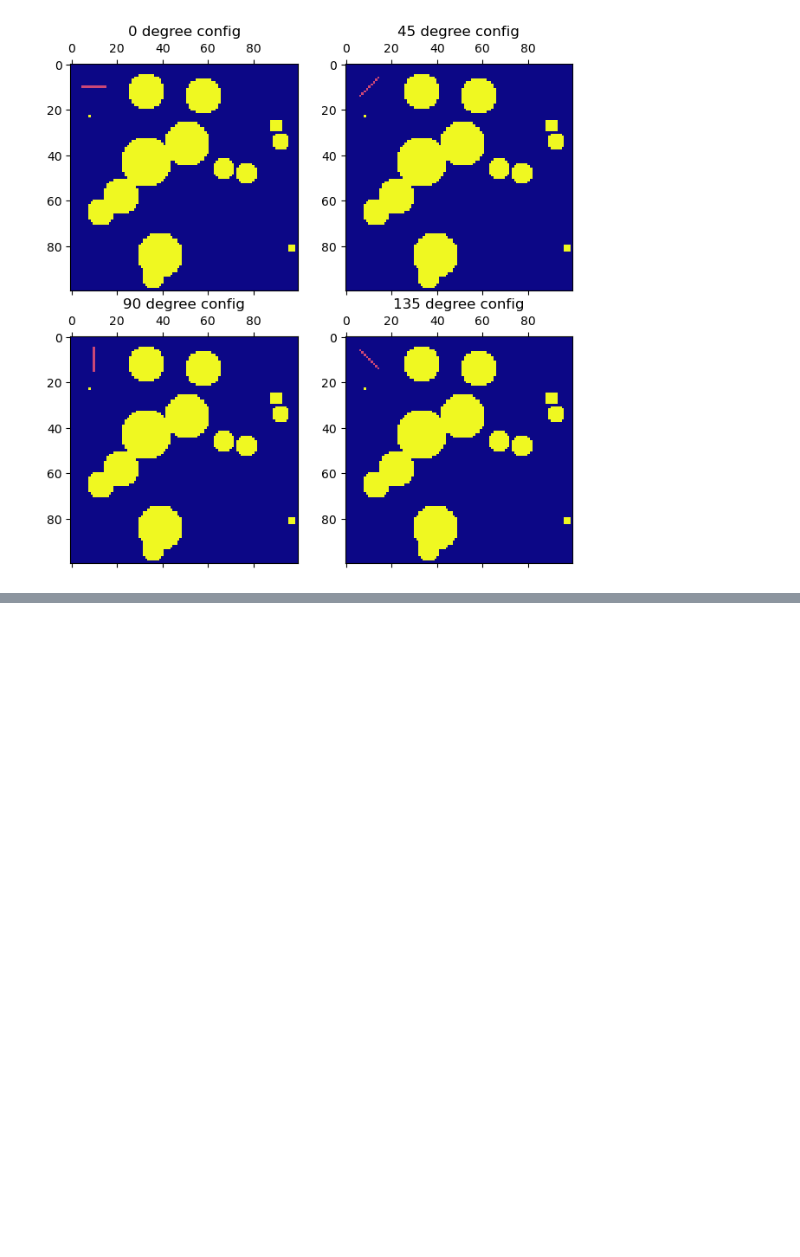
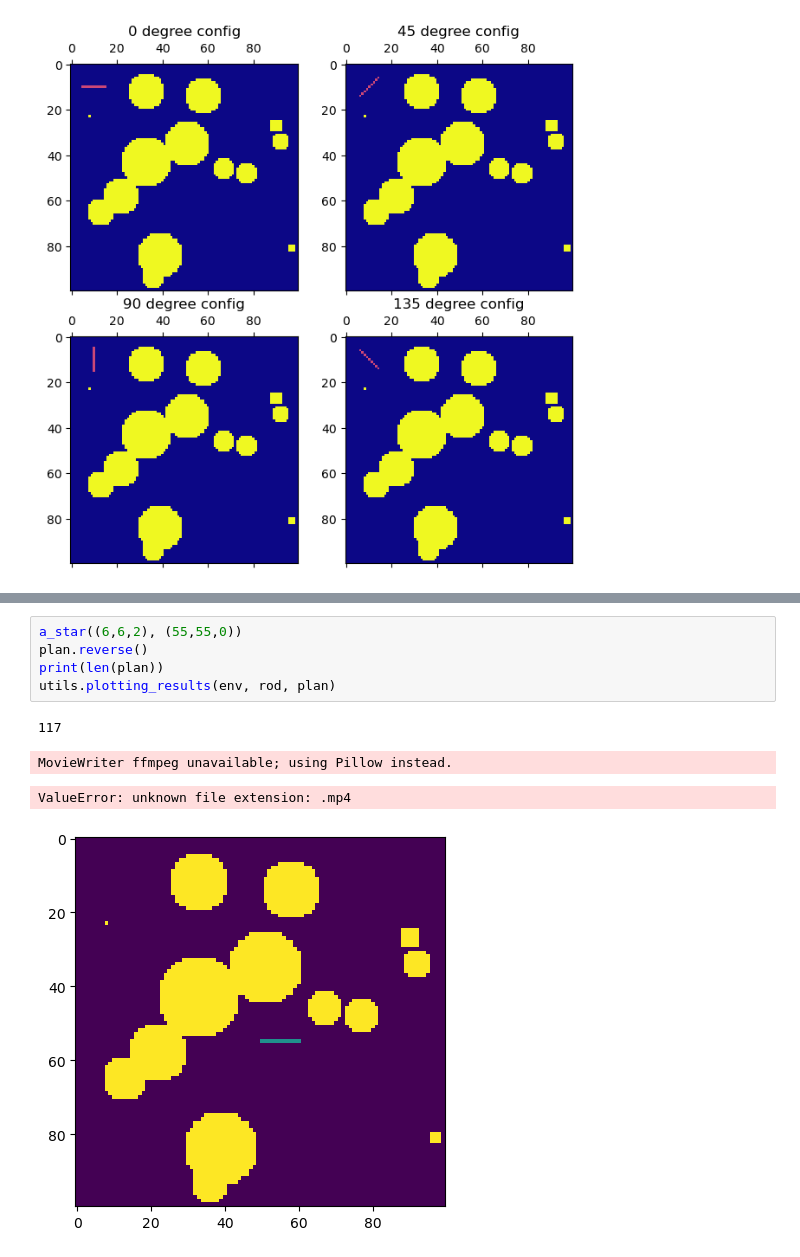
Before and after one commit to LaGrunje/PlanningAlgorithms, a Jupyter notebook: PS1/AlexanderLepinskikh_PS1.ipynb, the cells around one changed output, grey strips where cells are left out. Saved outputs shown, nothing was run; the diff lists cells and outputs as text; blank space fills up the shorter version.

```diff
--- a/PS1/AlexanderLepinskikh_PS1.ipynb
+++ b/PS1/AlexanderLepinskikh_PS1.ipynb
@@ -89,0 +222,10 @@ plt.show()
+# %%
+a_star((6,6,2), (55,55,0))
+plan.reverse()
+print(len(plan))
+utils.plotting_results(env, rod, plan)
+# %% [output]
+117
+MovieWriter ffmpeg unavailable; using Pillow instead.
+ValueError: unknown file extension: .mp4
+[figure, added]
```
Also changed, not shown: parts of 9 cells of this notebook.
